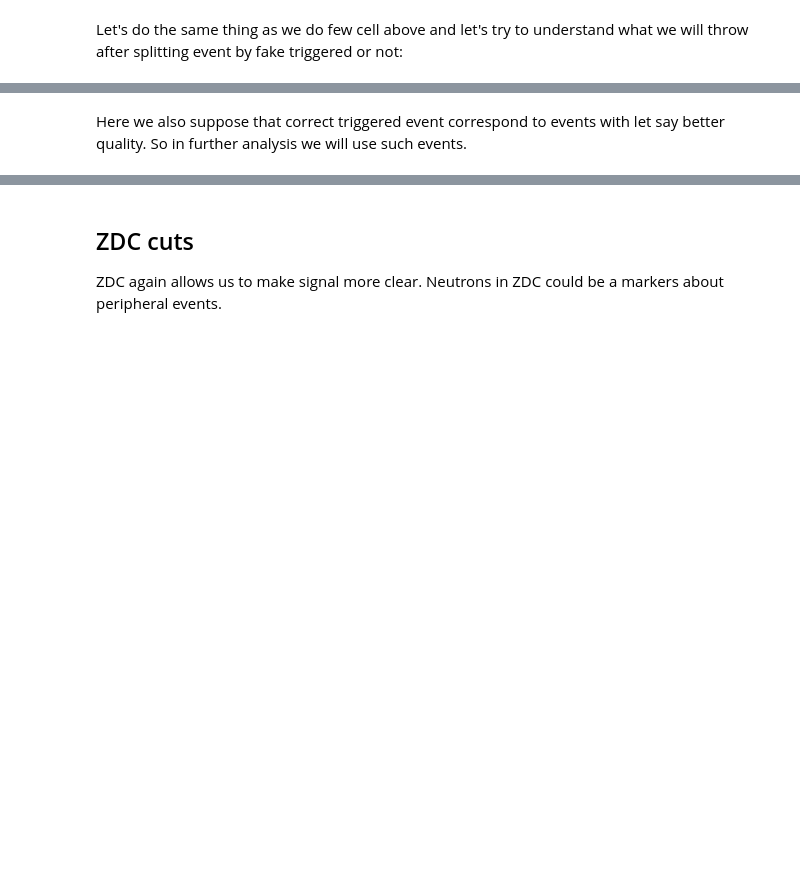
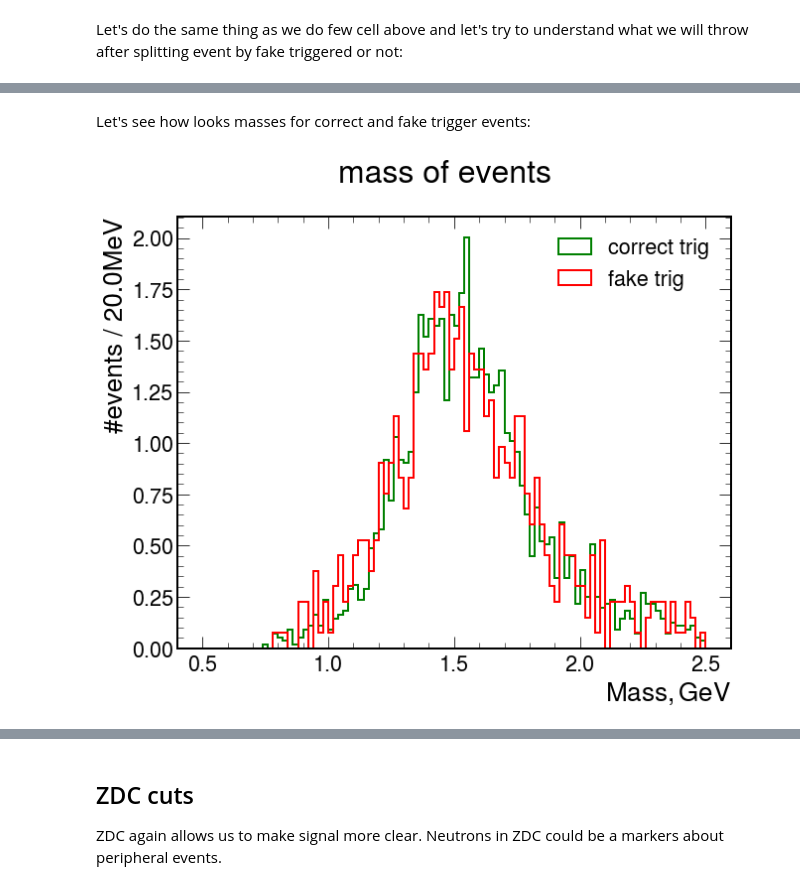
Before and after one commit to bdrum/cern-physics, a Jupyter notebook: notebooks/4TracksAnalysis.ipynb, the cells around one changed output, grey strips where cells are left out. Drawn from its saved outputs; the diff is of its cells as text; code cells hidden in the pictures; blank space fills up the shorter version.

```diff
--- a/notebooks/4TracksAnalysis.ipynb
+++ b/notebooks/4TracksAnalysis.ipynb
@@ -175,2 +187,23 @@ Canvas(toolbar=Toolbar(toolitems=[('Home', 'Reset original view', 'home', 'home'
-# %% [markdown]
-Here we also suppose that correct triggered event correspond to events with let say better quality. So in further analysis we will use such events.
+# %% [markdown]
+
+Let's see how looks masses for correct and fake trigger events:
+# %%
+# %matplotlib widget
+fig = plt.figure(figsize=(10,8))
+ax= fig.add_subplot()
+
+fig.suptitle('mass of events', fontsize=32)
+b = 100
+r = 0.5,2.5
+
+cnts, bins, _ = ax.hist(mass_events(kinematics.GetTracksWithPtCut(four_tracks_zq_trig)),bins=b, range=r,histtype='step', linewidth=2,  color='green', density=True, label='correct trig')
+
+_ = ax.hist(mass_events(kinematics.GetTracksWithPtCut(four_tracks_zq_untrig)),bins=b, range=r,histtype='step', linewidth=2, density=True, label='fake trig', color='red')
+
+val=(r[1]-r[0])*1000 // b
+ax.set_xlabel('$Mass, GeV$')
+ax.set_ylabel(f'#events / {val}MeV')
+
+_ = ax.legend()
+# %% [output]
+[figure, added]
```
Also changed, not shown: parts of 36 cells of this notebook, 44 other files.
